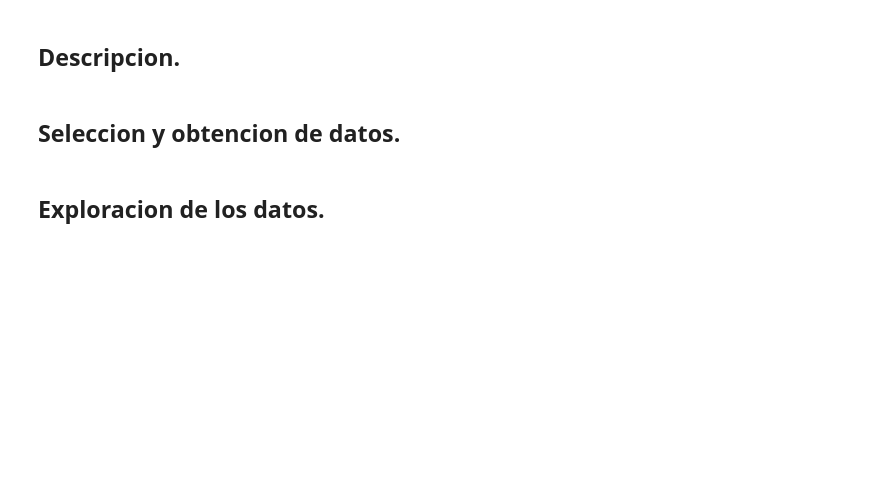
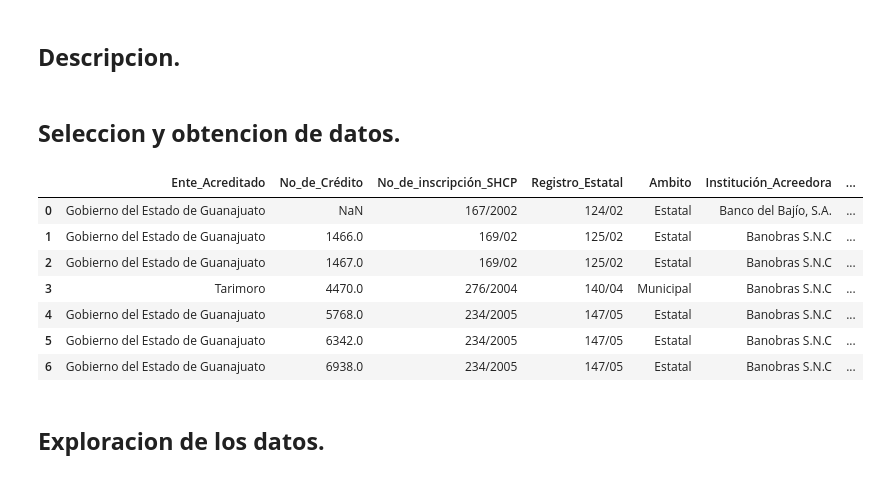
Before and after one commit to Edgar-La/hacking-civico, a Jupyter notebook: proyecto/proyecto-hacking-civico.ipynb, the cells around one changed output. Drawn from its saved outputs; the diff is of its cells as text; code cells hidden in the pictures; blank space fills up the shorter version.

```diff
--- a/proyecto/proyecto-hacking-civico.ipynb
+++ b/proyecto/proyecto-hacking-civico.ipynb
@@ -22,2 +27,17 @@ En este documento encontras lo siguiente:
+# %%
+nombre_archivo = 'deuda_publica.csv'
+Datos = pd.read_csv(nombre_archivo, encoding = 'latin-1')
+Datos.columns = Datos.columns.str.replace(' ', '_')
+Datos.columns = Datos.columns.str.replace('.', '')
+Datos.head(7)
+# %% [output]
+|  | Ente_Acreditado | No_de_Crédito | No_de_inscripción_SHCP | Registro_Estatal | Ambito | Institución_Acreedora | ... |
+| 0 | Gobierno del Estado de Guanajuato | NaN | 167/2002 | 124/02 | Estatal | Banco del Bajío, S.A. | ... |
+| 1 | Gobierno del Estado de Guanajuato | 1466.0 | 169/02 | 125/02 | Estatal | Banobras S.N.C | ... |
+| 2 | Gobierno del Estado de Guanajuato | 1467.0 | 169/02 | 125/02 | Estatal | Banobras S.N.C | ... |
+| 3 | Tarimoro | 4470.0 | 276/2004 | 140/04 | Municipal | Banobras S.N.C | ... |
+| 4 | Gobierno del Estado de Guanajuato | 5768.0 | 234/2005 | 147/05 | Estatal | Banobras S.N.C | ... |
+| 5 | Gobierno del Estado de Guanajuato | 6342.0 | 234/2005 | 147/05 | Estatal | Banobras S.N.C | ... |
+| 6 | Gobierno del Estado de Guanajuato | 6938.0 | 234/2005 | 147/05 | Estatal | Banobras S.N.C | ... |
 # %% [markdown]
 ## __Exploracion de los datos.__
```
Also changed, not shown: parts of 6 cells of this notebook.
